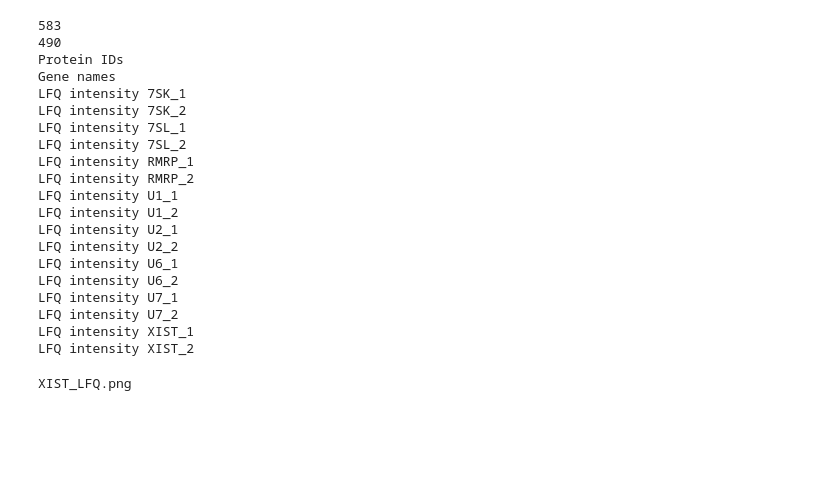
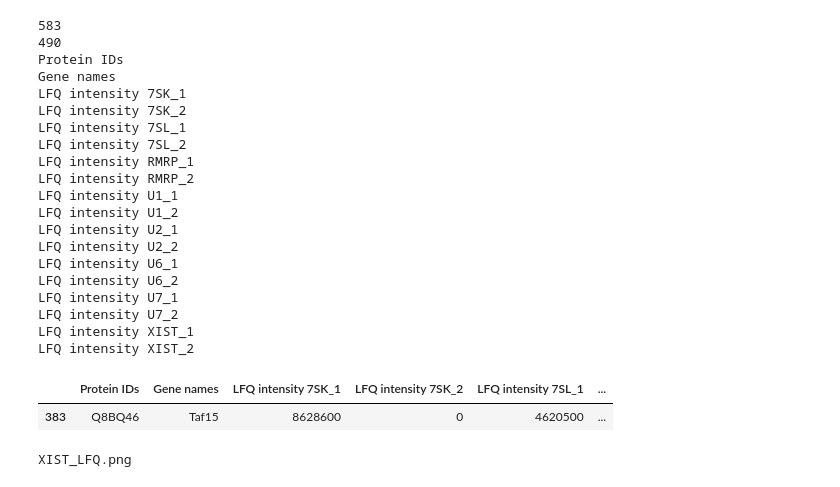
Before and after one commit to dhonson-lncrna/22.02.21_multiRAPMS2.0, a Jupyter notebook: 22.02.21_multiRAP-LFQ-Norm.ipynb, the cells around one changed output. Cells and saved outputs as stored; diff of their text form; code cells hidden in the pictures; blank space fills up the shorter version.

```diff
--- a/22.02.21_multiRAP-LFQ-Norm.ipynb
+++ b/22.02.21_multiRAP-LFQ-Norm.ipynb
@@ -309,6 +309,11 @@ LFQ intensity U7_1
 LFQ intensity U7_2
 LFQ intensity XIST_1
 LFQ intensity XIST_2
+# %%
+progroups[progroups['Gene names']=='Taf15']
+# %% [output]
+|  | Protein IDs | Gene names | LFQ intensity 7SK_1 | LFQ intensity 7SK_2 | LFQ intensity 7SL_1 | ... |
+| 383 | Q8BQ46 | Taf15 | 8628600 | 0 | 4620500 | ... |
 # %%
 xistdf, xistplot = fast_sort(progroups,
                    'XIST',
```
